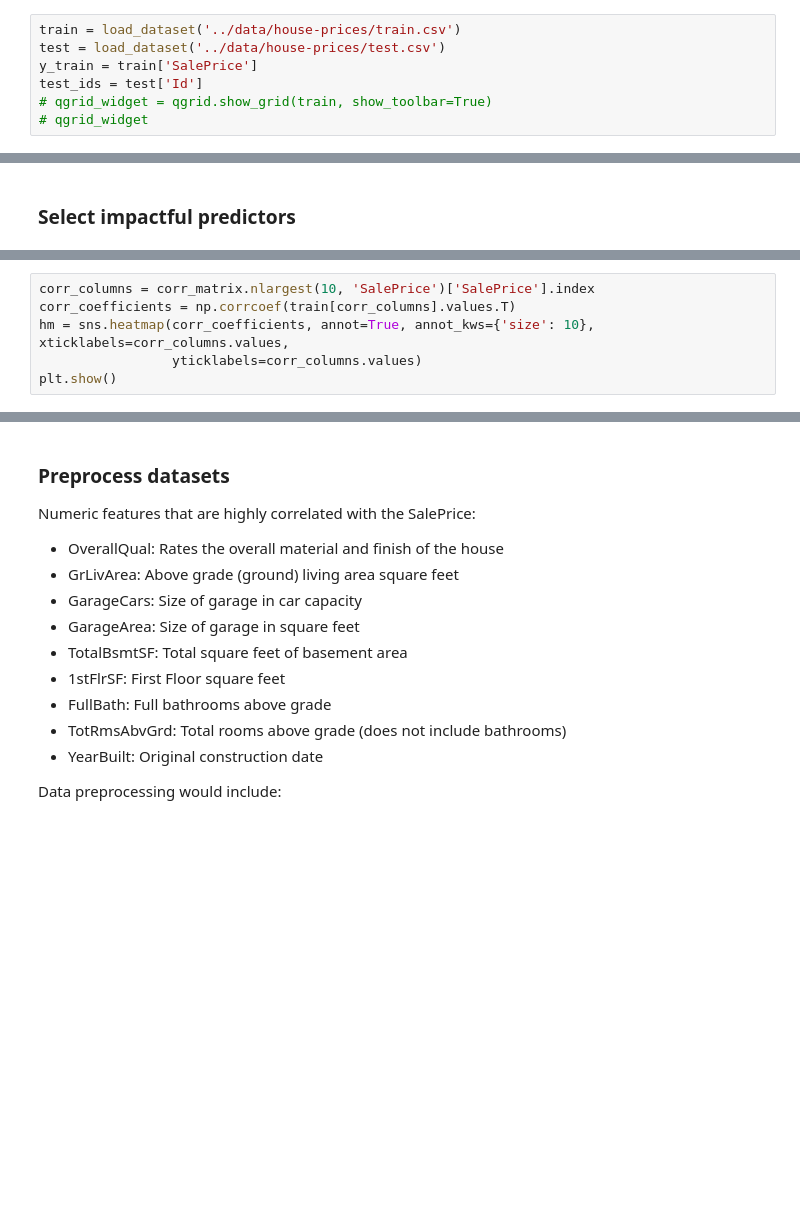
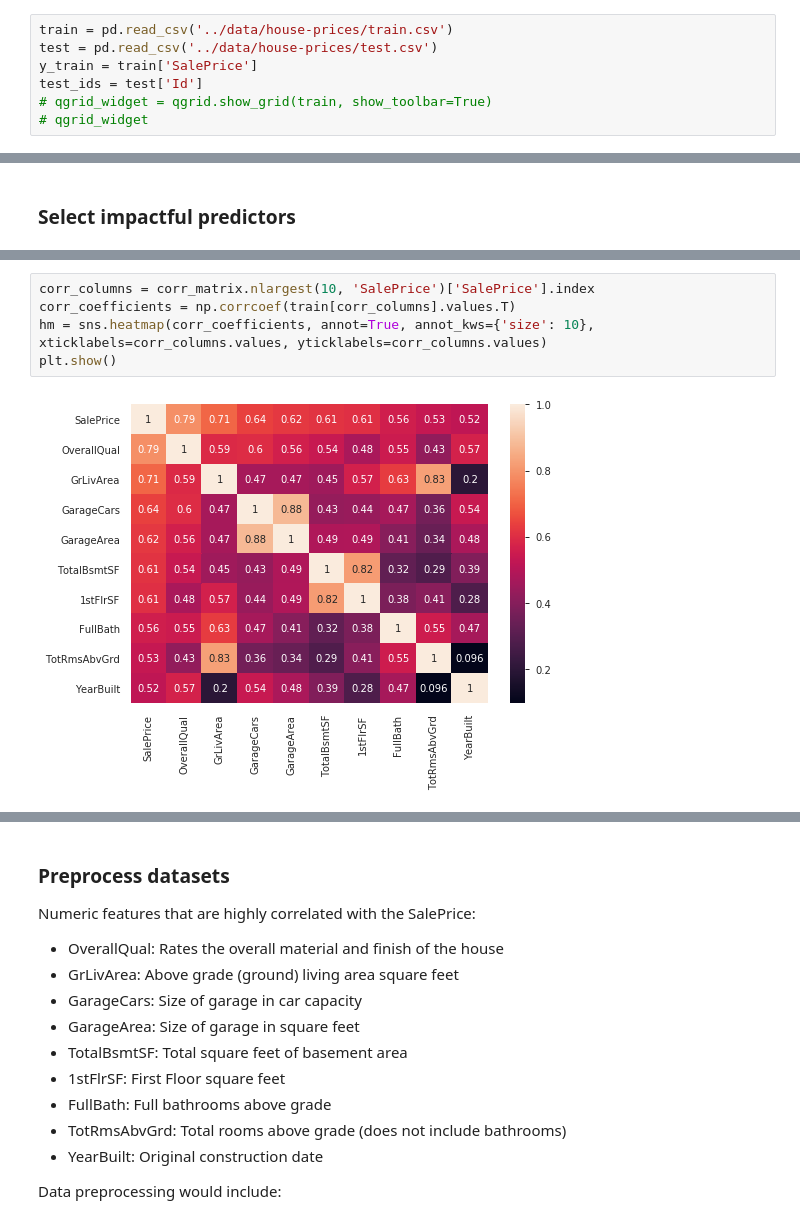
Before and after one commit to pandaslaw/ml_exercises, a Jupyter notebook: kaggle/house_prices.ipynb, the cells around one changed output, grey strips where cells are left out. Cells and saved outputs as stored; diff of their text form; blank space fills up the shorter version.

Commit message:
fixed dataset loading for house prices kaggle problem

```diff
--- a/kaggle/house_prices.ipynb
+++ b/kaggle/house_prices.ipynb
@@ -20,8 +20,8 @@ sns.set_style("dark")
 # %% [markdown]
 ## Load data
 # %%
-train = load_dataset('../data/house-prices/train.csv')
-test = load_dataset('../data/house-prices/test.csv')
+train = pd.read_csv('../data/house-prices/train.csv')
+test = pd.read_csv('../data/house-prices/test.csv')
 y_train = train['SalePrice']
 test_ids = test['Id']
 # qgrid_widget = qgrid.show_grid(train, show_toolbar=True)
@@ -65,9 +75,10 @@ plt.show()
 # %%
 corr_columns = corr_matrix.nlargest(10, 'SalePrice')['SalePrice'].index
 corr_coefficients = np.corrcoef(train[corr_columns].values.T)
-hm = sns.heatmap(corr_coefficients, annot=True, annot_kws={'size': 10}, xticklabels=corr_columns.values,
-                 yticklabels=corr_columns.values)
+hm = sns.heatmap(corr_coefficients, annot=True, annot_kws={'size': 10}, xticklabels=corr_columns.values, yticklabels=corr_columns.values)
 plt.show()
+# %% [output]
+[figure, added]
 # %%
 corr_columns = [x for x in corr_columns if x != 'SalePrice']
 fig = plt.figure(figsize=(16, 8))
```
Also changed, not shown: parts of 9 cells of this notebook, 1 other file.
